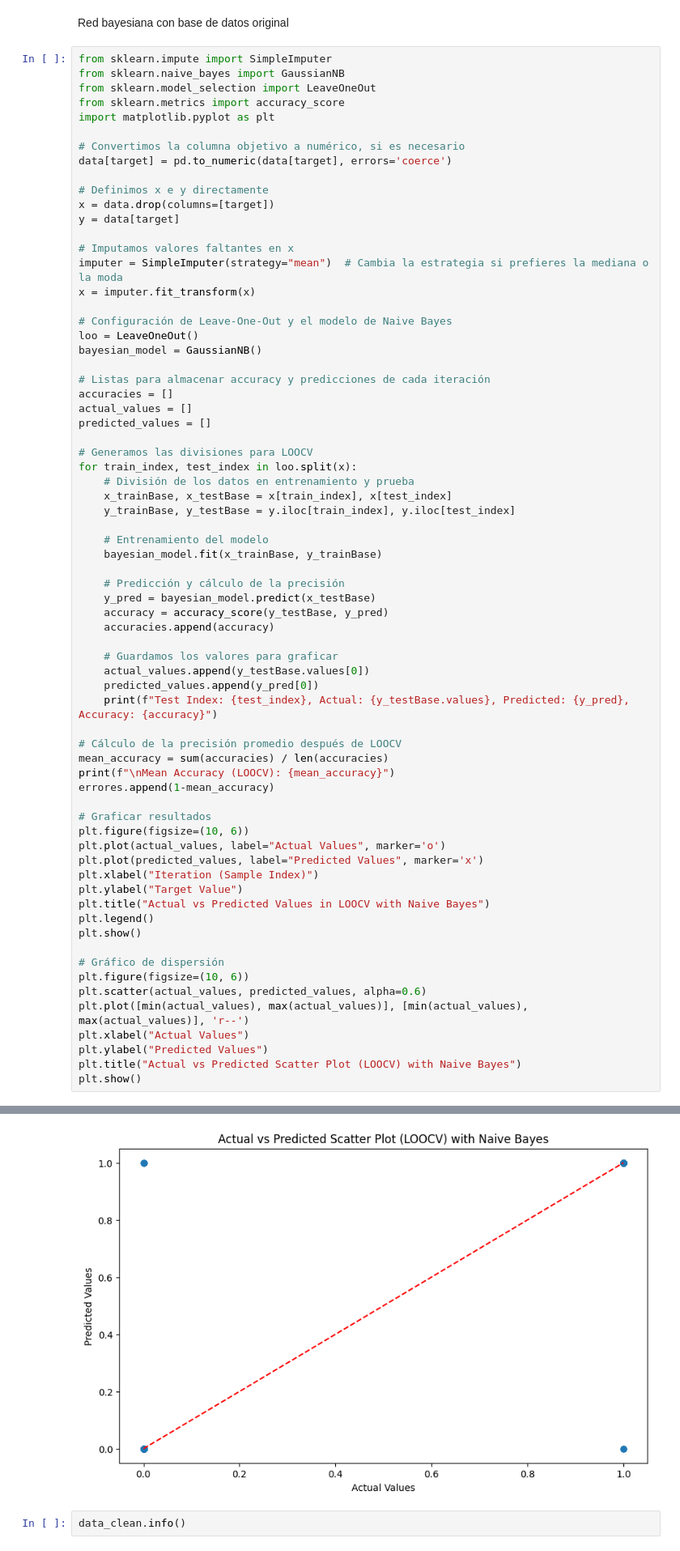
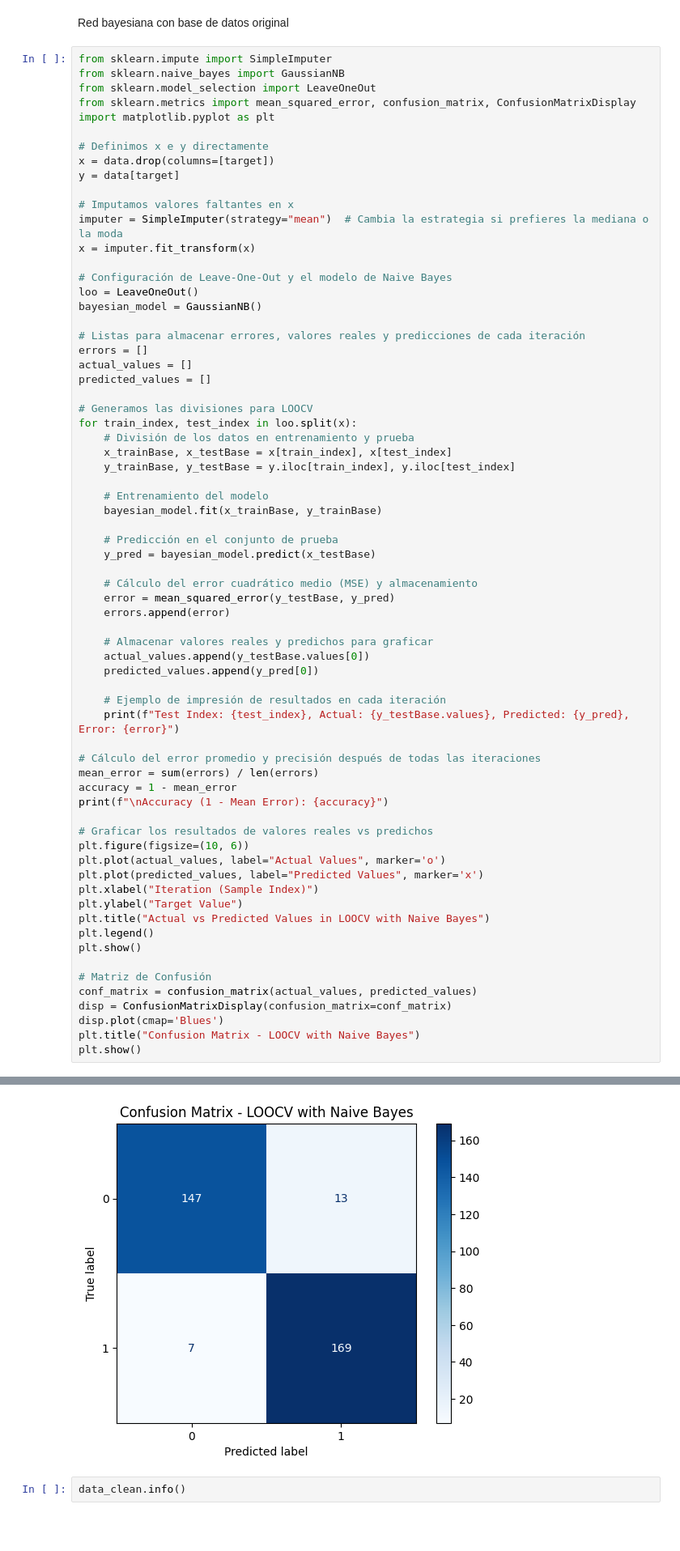
Before and after one commit to JaviDominn/TFG, a Jupyter notebook: Libreta Metodos.ipynb, the cells around one changed output, grey strips where cells are left out. Shown at 81% size. Drawn from its saved outputs; the diff is of its cells as text; blank space fills up the shorter version.

```diff
--- a/Libreta Metodos.ipynb
+++ b/Libreta Metodos.ipynb
@@ -650,11 +650,8 @@ Red bayesiana con base de datos original
 from sklearn.impute import SimpleImputer
 from sklearn.naive_bayes import GaussianNB
 from sklearn.model_selection import LeaveOneOut
-from sklearn.metrics import accuracy_score
+from sklearn.metrics import mean_squared_error, confusion_matrix, ConfusionMatrixDisplay
 import matplotlib.pyplot as plt
-
-# Convertimos la columna objetivo a numérico, si es necesario
-data[target] = pd.to_numeric(data[target], errors='coerce')
 
 # Definimos x e y directamente
 x = data.drop(columns=[target])
@@ -668,8 +665,8 @@ x = imputer.fit_transform(x)
 loo = LeaveOneOut()
 bayesian_model = GaussianNB()
 
-# Listas para almacenar accuracy y predicciones de cada iteración
-accuracies = []
+# Listas para almacenar errores, valores reales y predicciones de cada iteración
+errors = []
 actual_values = []
 predicted_values = []
 
@@ -682,22 +679,26 @@ for train_index, test_index in loo.split(x):
     # Entrenamiento del modelo
     bayesian_model.fit(x_trainBase, y_trainBase)
 
-    # Predicción y cálculo de la precisión
+    # Predicción en el conjunto de prueba
     y_pred = bayesian_model.predict(x_testBase)
-    accuracy = accuracy_score(y_testBase, y_pred)
-    accuracies.append(accuracy)
 
-    # Guardamos los valores para graficar
+    # Cálculo del error cuadrático medio (MSE) y almacenamiento
+    error = mean_squared_error(y_testBase, y_pred)
+    errors.append(error)
+
+    # Almacenar valores reales y predichos para graficar
     actual_values.append(y_testBase.values[0])
     predicted_values.append(y_pred[0])
-    print(f"Test Index: {test_index}, Actual: {y_testBase.values}, Predicted: {y_pred}, Accuracy: {accuracy}")
 
-# Cálculo de la precisión promedio después de LOOCV
-mean_accuracy = sum(accuracies) / len(accuracies)
-print(f"\nMean Accuracy (LOOCV): {mean_accuracy}")
-errores.append(1-mean_accuracy)
+    # Ejemplo de impresión de resultados en cada iteración
+    print(f"Test Index: {test_index}, Actual: {y_testBase.values}, Predicted: {y_pred}, Error: {error}")
 
-# Graficar resultados
+# Cálculo del error promedio y precisión después de todas las iteraciones
+mean_error = sum(errors) / len(errors)
+accuracy = 1 - mean_error
+print(f"\nAccuracy (1 - Mean Error): {accuracy}")
+
+# Graficar los resultados de valores reales vs predichos
 plt.figure(figsize=(10, 6))
 plt.plot(actual_values, label="Actual Values", marker='o')
 plt.plot(predicted_values, label="Predicted Values", marker='x')
@@ -707,12 +708,10 @@ plt.title("Actual vs Predicted Values in LOOCV with Naive Bayes")
 plt.legend()
 plt.show()
 
-# Gráfico de dispersión
-plt.figure(figsize=(10, 6))
-plt.scatter(actual_values, predicted_values, alpha=0.6)
-plt.plot([min(actual_values), max(actual_values)], [min(actual_values), max(actual_values)], 'r--')
-plt.xlabel("Actual Values")
-plt.ylabel("Predicted Values")
-plt.title("Actual vs Predicted Scatter Plot (LOOCV) with Naive Bayes")
+# Matriz de Confusión
+conf_matrix = confusion_matrix(actual_values, predicted_values)
+disp = ConfusionMatrixDisplay(confusion_matrix=conf_matrix)
+disp.plot(cmap='Blues')
+plt.title("Confusion Matrix - LOOCV with Naive Bayes")
 plt.show()
 # %% [output]
@@ -736,5 +735,5 @@ Mean Accuracy (LOOCV): 0.9404761904761905
 [figure]
-[figure, old version]
+[figure, new version]
 # %%
 data_clean.info()
 # %% [output]
```
Also changed, not shown: parts of 5 cells of this notebook.
